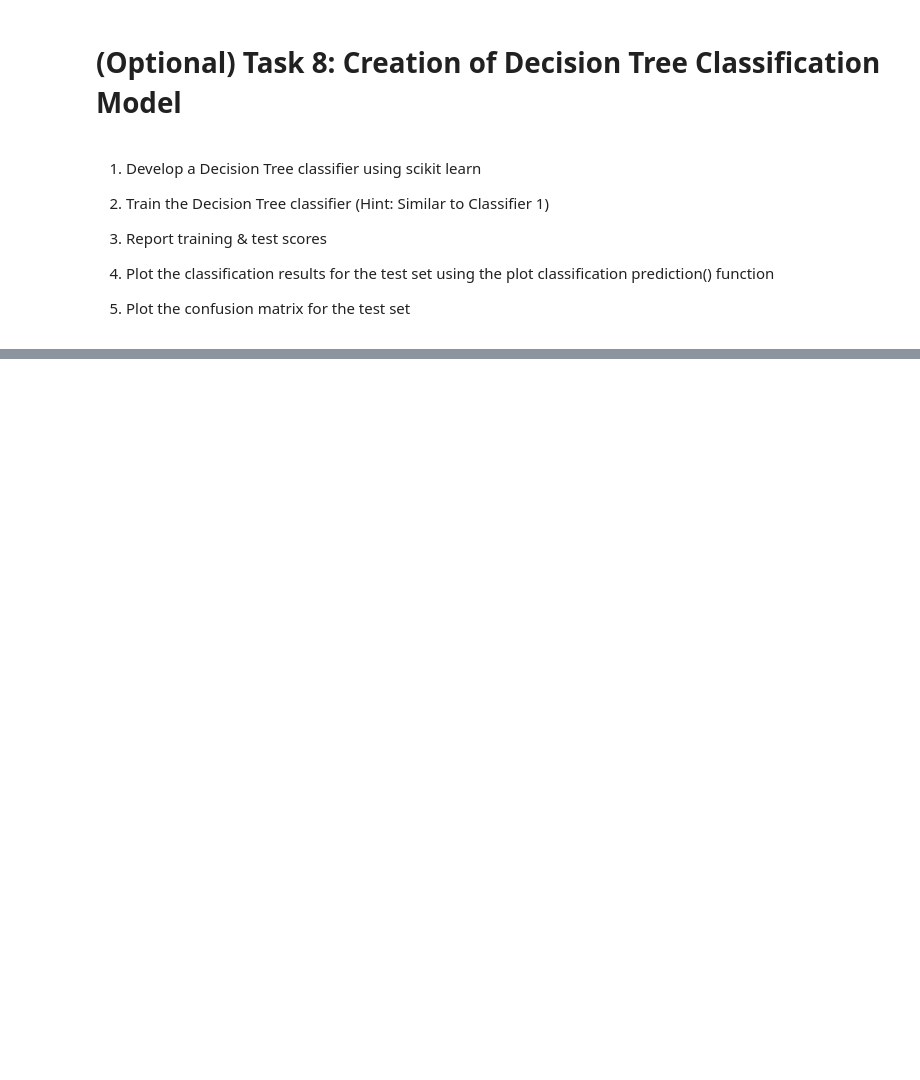
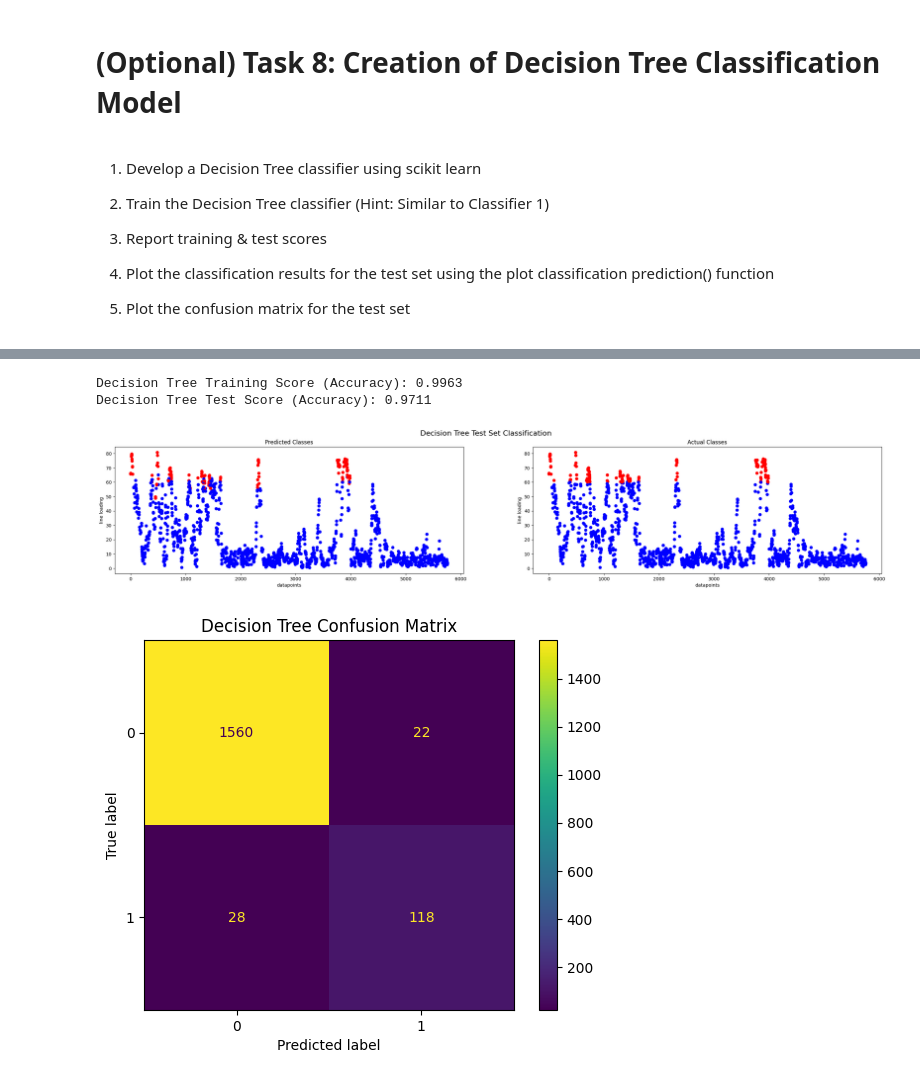
Before and after one commit to Doronke/IEPG-SET3065, a Jupyter notebook: A3/A6.ipynb, the cells around one changed output, grey strips where cells are left out. Drawn from its saved outputs; the diff is of its cells as text; code cells hidden in the pictures; blank space fills up the shorter version.

```diff
--- a/A3/A6.ipynb
+++ b/A3/A6.ipynb
@@ -447,0 +689,29 @@ ConfusionMatrixDisplay.from_estimator(lr_class, X_test, y_test_class)
+# %%
+# Answer
+from sklearn.tree import DecisionTreeClassifier
+
+# 1) Create classifier
+dt_class = DecisionTreeClassifier(random_state=3065, min_samples_split=10)
+
+# 2) Train the classifier
+dt_class.fit(X_train, y_train_class)
+
+# 3) Report training & test scores
+train_score_dt = dt_class.score(X_train, y_train_class)
+test_score_dt = dt_class.score(X_test, y_test_class)
+print(f"Decision Tree Training Score (Accuracy): {train_score_dt:.4f}")
+print(f"Decision Tree Test Score (Accuracy): {test_score_dt:.4f}")
+
+# 4) Plot classification results
+y_pred_dt = dt_class.predict(X_test)
+plot_classification_prediction(y_test, y_pred_dt, y_test_class, "Decision Tree Test Set Classification")
+
+# 5) Plot the confusion matrix
+ConfusionMatrixDisplay.from_estimator(dt_class, X_test, y_test_class)
+plt.title("Decision Tree Confusion Matrix")
+plt.show()
+# %% [output]
+Decision Tree Training Score (Accuracy): 0.9963
+Decision Tree Test Score (Accuracy): 0.9711
+[figure, added]
+[figure, added]
```
Also changed, not shown: parts of 38 cells of this notebook, 3 other files.
